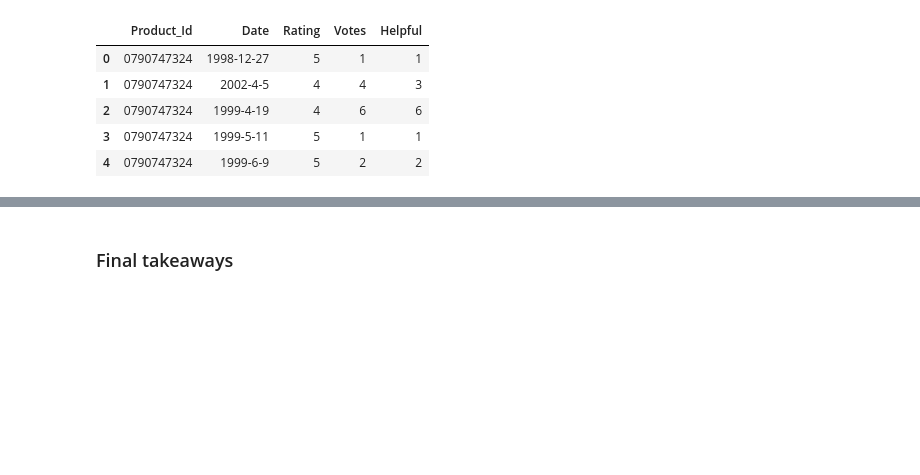
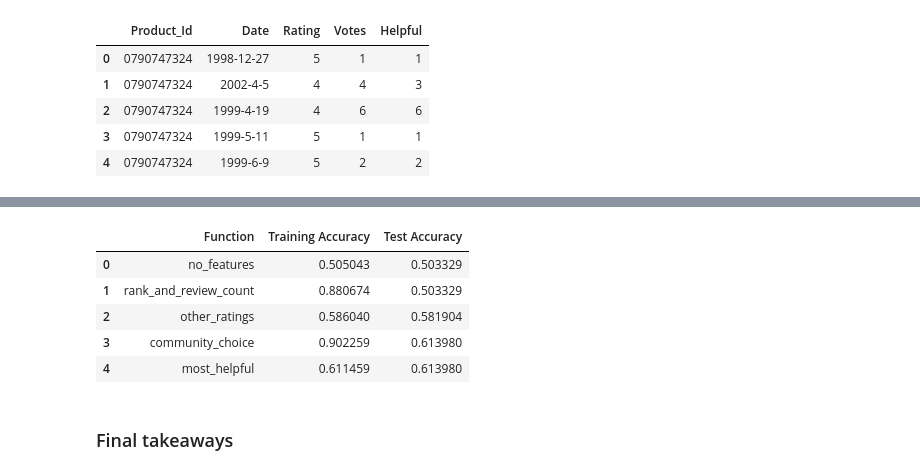
Before and after one commit to Vy4thewin/Data620_TeamVAC, a Jupyter notebook: Data620_FinalProject.ipynb, the cells around one changed output, grey strips where cells are left out. Drawn from its saved outputs; the diff is of its cells as text; code cells hidden in the pictures; blank space fills up the shorter version.

```diff
--- a/Data620_FinalProject.ipynb
+++ b/Data620_FinalProject.ipynb
@@ -353,2 +359,13 @@ display(master)
+# %%
+data=shuffle(re_list)
+train_names,test_names = data[0:9914], data[9914:19828]
+run_classfiyer(train_names,test_names)
+# %% [output]
+|  | Function | Training Accuracy | Test Accuracy |
+| 0 | no_features | 0.505043 | 0.503329 |
+| 1 | rank_and_review_count | 0.880674 | 0.503329 |
+| 2 | other_ratings | 0.586040 | 0.581904 |
+| 3 | community_choice | 0.902259 | 0.613980 |
+| 4 | most_helpful | 0.611459 | 0.613980 |
 # %% [markdown]
 ### Final takeaways
```
Also changed, not shown: parts of 12 cells of this notebook.
